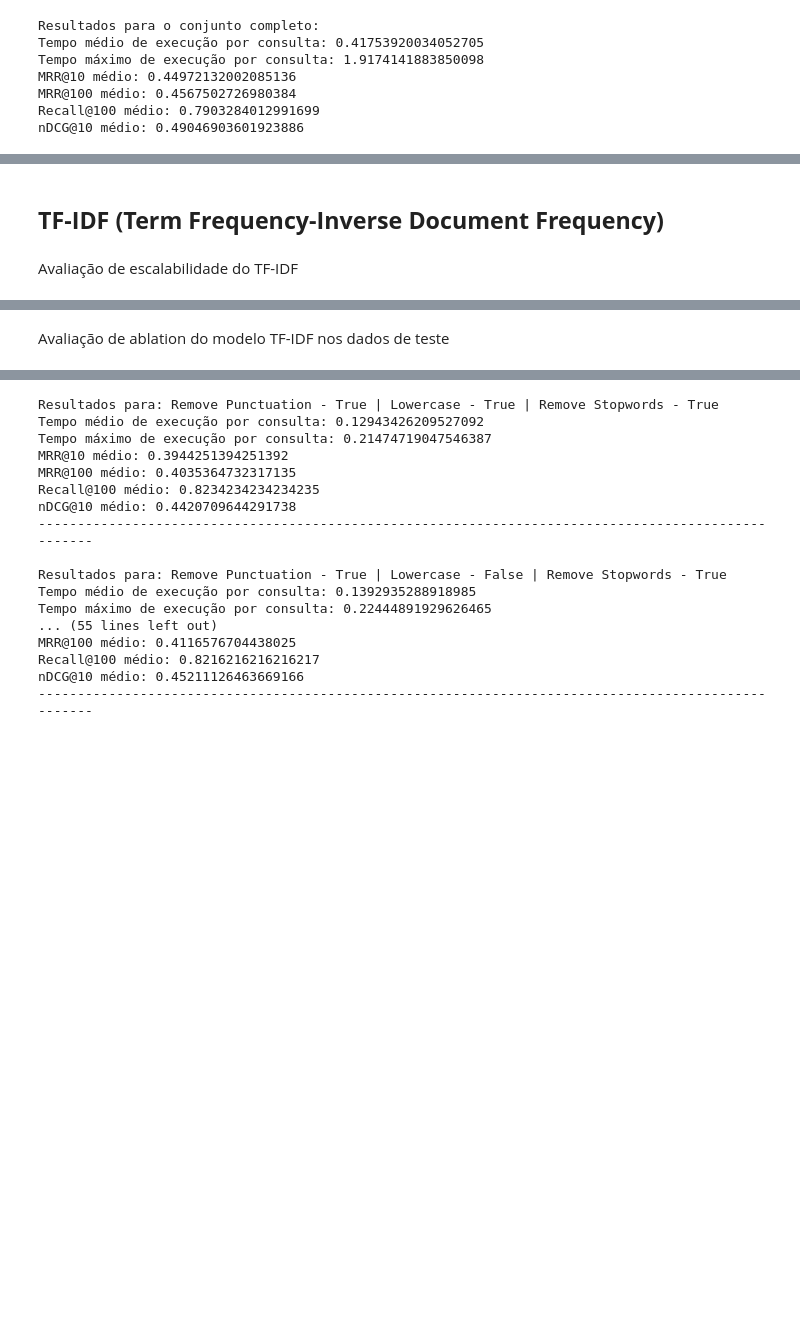
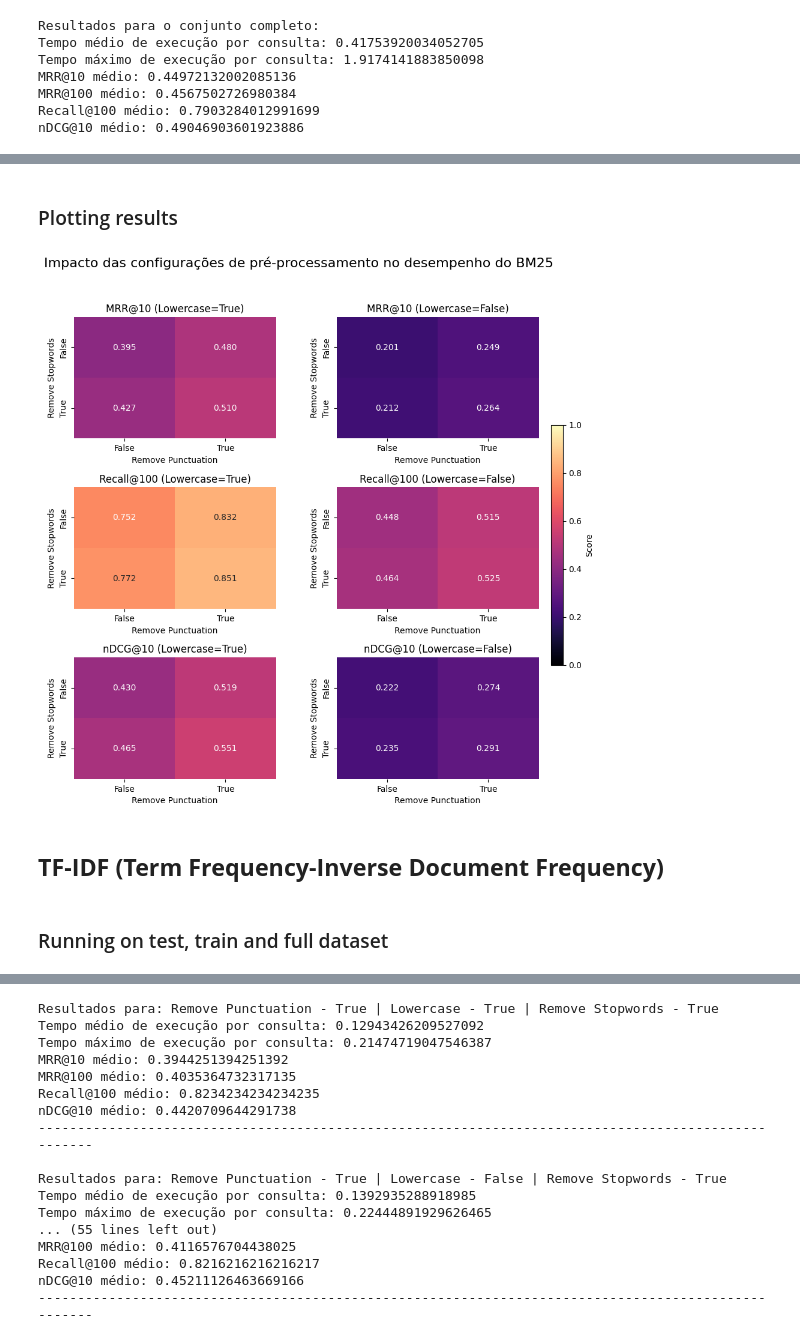
Before and after one commit to TFrankeM/projetos_em_cd, a Jupyter notebook: multi_stage_ranking.ipynb, the cells around one changed output, grey strips where cells are left out. Cells and saved outputs as stored; diff of their text form; code cells hidden in the pictures; blank space fills up the shorter version.

```diff
--- a/multi_stage_ranking.ipynb
+++ b/multi_stage_ranking.ipynb
@@ -625,5 +574,45 @@ plt.show()
 # %%
 bm_25_processing_results.to_csv("../results/bm_25_processing_results.csv")
+# %% [markdown]
+### Plotting results
+# %%
+metrics_to_plot = ['MRR@10', 'Recall@100', 'nDCG@10']
+
+fig = plt.figure(figsize=(10, 10))
+outer = gridspec.GridSpec(len(metrics_to_plot), 2, wspace=0.3, hspace=0.4)
+vmin, vmax = 0, 1
+last_ax = None
+
+for i, metric in enumerate(metrics_to_plot):
+    for j, lowercase_value in enumerate([True, False]):
+        ax = plt.Subplot(fig, outer[i * 2 + j])
+        data = bm_25_processing_results[
+            bm_25_processing_results['Lowercase'] == lowercase_value
+        ].pivot_table(
+            index='Remove stopwords', columns='Remove punctuation', values=metric
+        )
+        sns.heatmap(data, annot=True, fmt=".3f", cbar=False, ax=ax, vmin=vmin, vmax=vmax, cmap="magma")
+        ax.set_title(f'{metric} (Lowercase={lowercase_value})')
+        ax.set_xlabel('Remove Punctuation')
+        ax.set_ylabel('Remove Stopwords')
+        fig.add_subplot(ax)
+
+        # Save one for cbar
+        if i == len(metrics_to_plot) - 1 and lowercase_value == False:
+            last_ax = ax
+
+# Add a single colorbar to the right
+cbar_ax = fig.add_axes([0.92, 0.3, 0.02, 0.4])
+norm = plt.Normalize(vmin=vmin, vmax=vmax)
+sm = plt.cm.ScalarMappable(cmap="magma", norm=norm)
+sm.set_array([])
+fig.colorbar(sm, cax=cbar_ax, label="Score")
+
+fig.suptitle('Impacto das configurações de pré-processamento no desempenho do BM25', fontsize=16)
+plt.tight_layout(rect=[0, 0, 0.9, 0.97])
+plt.show()
+# %% [output]
+[figure, added]
 # %% [markdown]
 ## **TF-IDF (Term Frequency-Inverse Document Frequency)**
 # %%
@@ -726,8 +714,8 @@ def tf_idf_model(query_ids, documents, relevant_docs, remove_punctuation, lowerc
     average_nDCG = total_nDCG / len(query_ids)
 
     return average_time, max_execution, average_mrr, average_mrr_100, average_recall_100, average_nDCG
-# %% [markdown]
-Avaliação de escalabilidade do TF-IDF
+# %% [markdown]
+### Running on test, train and full dataset
 # %%
 datasets = [test_query_ids, train_query_ids, query_ids]
 name = ["Test", "Train", "Full"]
@@ -754,5 +742,3 @@ results_df
 | 2 | Full | 2771 | 0.130455 | 0.214882 | 0.372102 | 0.380130 | 0.785457 | 0.419318 |
 # %%
 results_df.to_csv("../results/tf_idf_results.csv", index=False, sep="\t")
-# %% [markdown]
-Avaliação de ablation do modelo TF-IDF nos dados de teste
```
Also changed, not shown: parts of 33 cells of this notebook.
